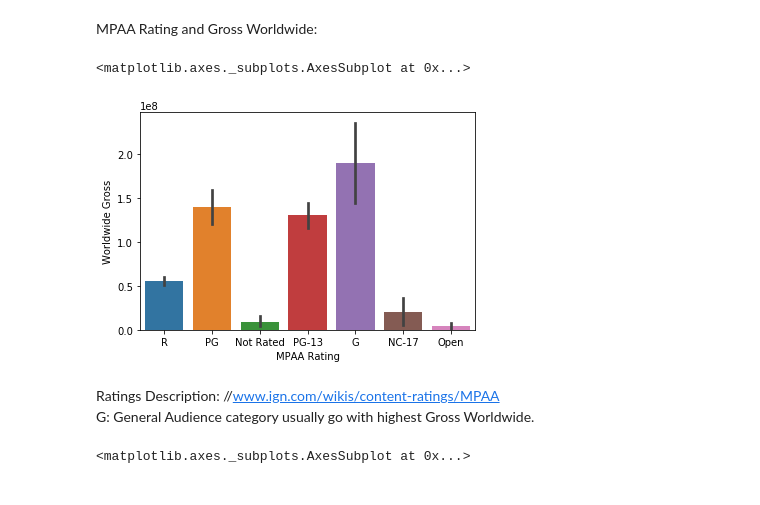
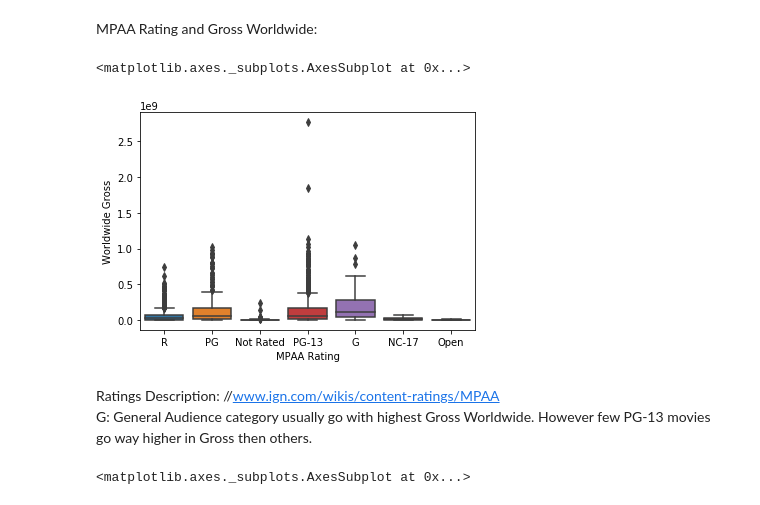
Before and after one commit to DoctorDatah/Machine-Learning, a Jupyter notebook: EDA/Movies Rating and Gross EDA/EDA Movies.ipynb, the cells around one changed output. Saved outputs shown, nothing was run; the diff lists cells and outputs as text; code cells hidden in the pictures.

```diff
--- a/EDA/Movies Rating and Gross EDA/EDA Movies.ipynb
+++ b/EDA/Movies Rating and Gross EDA/EDA Movies.ipynb
@@ -29,5 +29,5 @@ US Gross and Worldwide Gross were loaded as objects Practically they should be f
 # %%
-movies_raw = pd.read_csv('movies.csv', na_values='Unknown')
+movies_raw = pd.read_csv('movies.csv', na_values=['Unknown','TBD'])
 movies_raw.head(3)
 # %% [output]
 |  | Title | US Gross | Worldwide Gross | US DVD Sales | Production Budget | Release Date | MPAA Rating | ... |
@@ -234,13 +234,13 @@ Observe Rest of Features Linearity from Pair plot above.
 # %% [markdown]
 MPAA Rating and Gross Worldwide:
 # %%
-sns.barplot(data=movies, x='MPAA Rating', y = 'Worldwide Gross')
+sns.boxplot(data=movies, x='MPAA Rating', y = 'Worldwide Gross')
 # %% [output]
 <matplotlib.axes._subplots.AxesSubplot at 0x...>
-[figure, old version]
+[figure, new version]
 # %% [markdown]
 Ratings Description: //www.ign.com/wikis/content-ratings/MPAA <br>
-G: General Audience category usually go with highest Gross Worldwide.
+G: General Audience category usually go with highest Gross Worldwide. However few PG-13 movies go way higher in Gross then others.
 # %%
 sns.countplot(data=movies, x='MPAA Rating')
 # %% [output]
```
Also changed, not shown: parts of 29 cells of this notebook, 23 other files.
